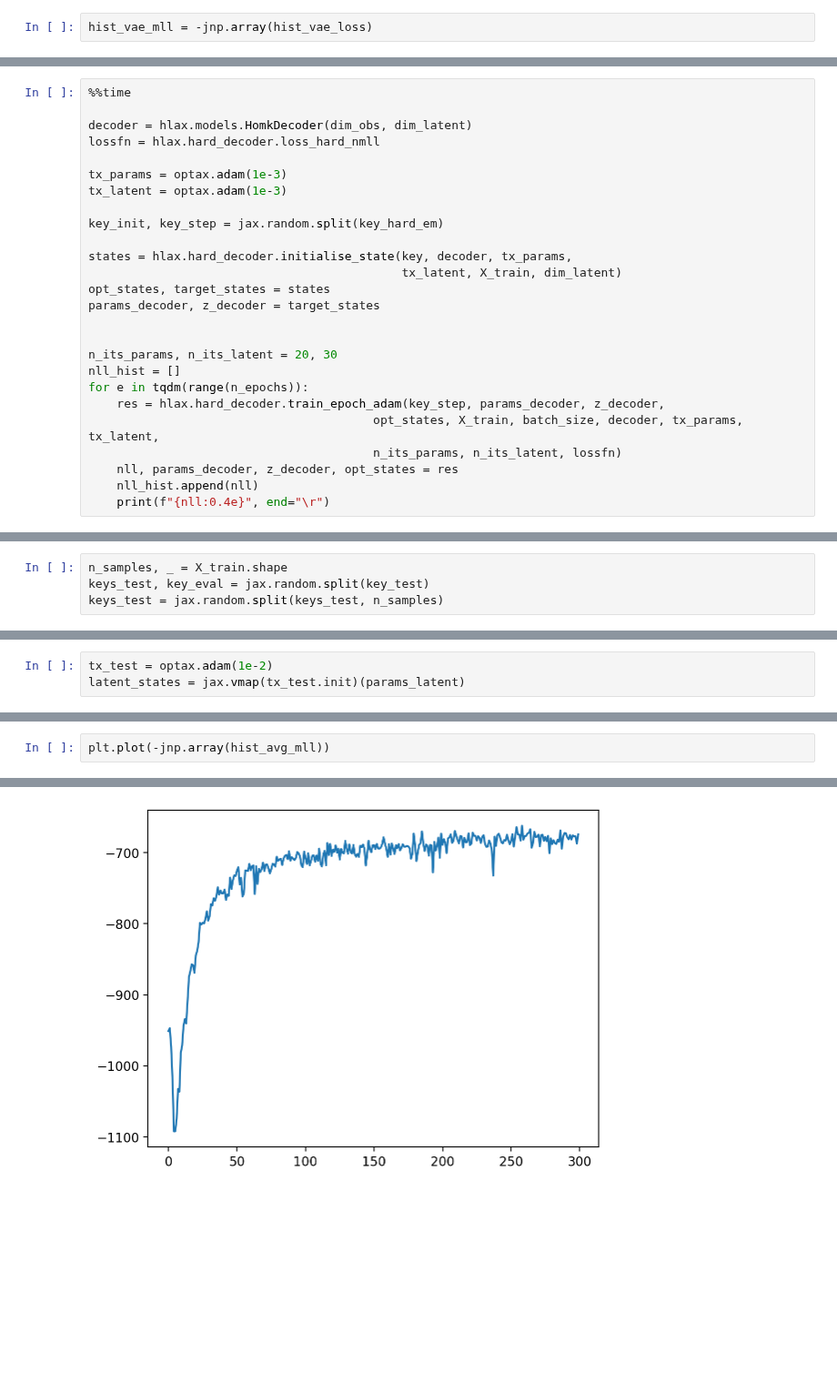
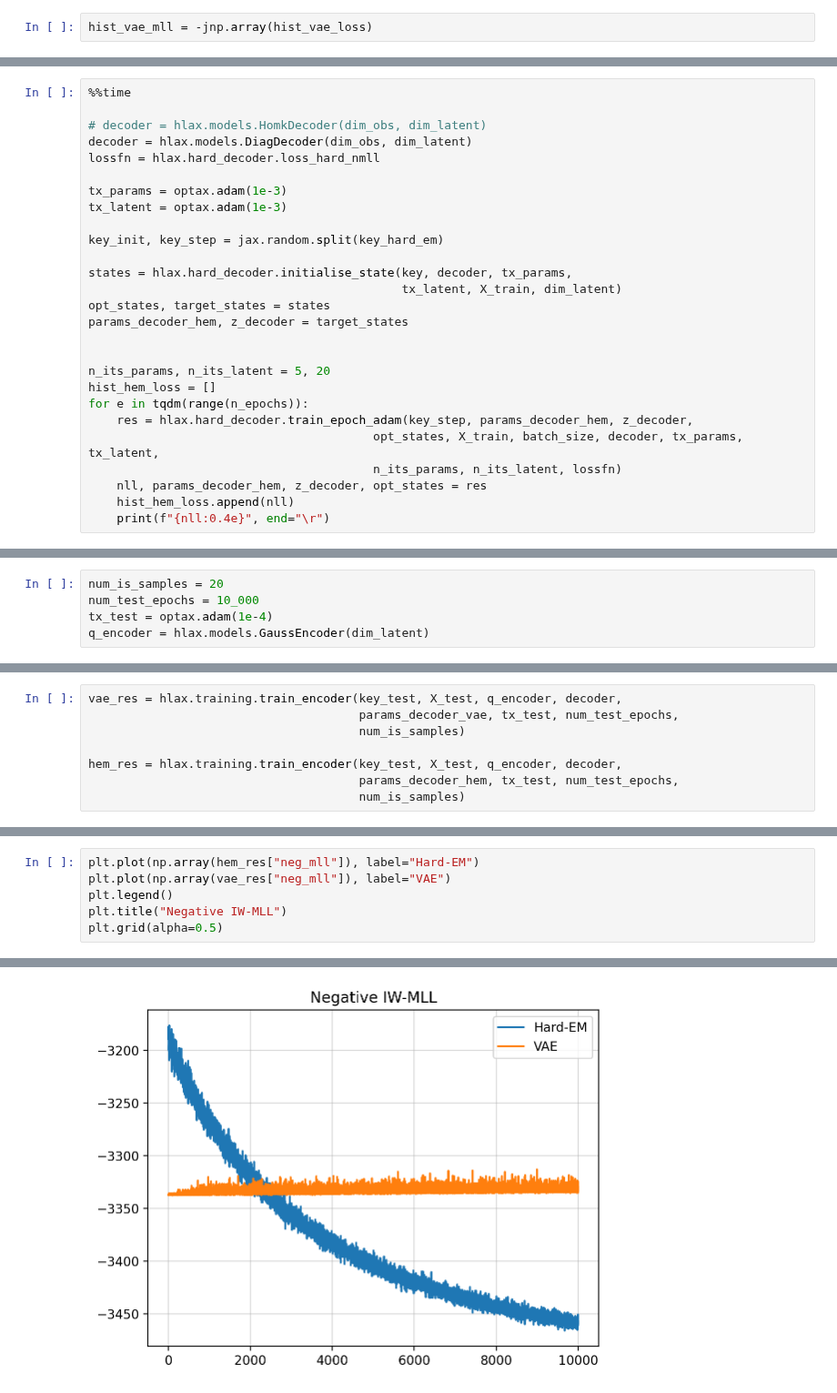
Before and after one commit to gerdm/hard-em-lvm, a Jupyter notebook: notebooks/12-hard-em-ipl-vae.ipynb, the cells around one changed output, grey strips where cells are left out. Shown at 91% size. Saved outputs shown, nothing was run; the diff lists cells and outputs as text; blank space fills up the shorter version.

Commit message:
reafactor: training.py / 12nb

```diff
--- a/notebooks/12-hard-em-ipl-vae.ipynb
+++ b/notebooks/12-hard-em-ipl-vae.ipynb
@@ -135,7 +109,8 @@ hist_vae_mll = -jnp.array(hist_vae_loss)
 # %%
 %%time
 
-decoder = hlax.models.HomkDecoder(dim_obs, dim_latent)
+# decoder = hlax.models.HomkDecoder(dim_obs, dim_latent)
+decoder = hlax.models.DiagDecoder(dim_obs, dim_latent)
 lossfn = hlax.hard_decoder.loss_hard_nmll
 
 tx_params = optax.adam(1e-3)
@@ -146,16 +121,16 @@ key_init, key_step = jax.random.split(key_hard_em)
 states = hlax.hard_decoder.initialise_state(key, decoder, tx_params,
                                             tx_latent, X_train, dim_latent)
 opt_states, target_states = states
-params_decoder, z_decoder = target_states
+params_decoder_hem, z_decoder = target_states
 
 
-n_its_params, n_its_latent = 20, 30
-nll_hist = []
+n_its_params, n_its_latent = 5, 20
+hist_hem_loss = []
 for e in tqdm(range(n_epochs)):
-    res = hlax.hard_decoder.train_epoch_adam(key_step, params_decoder, z_decoder,
+    res = hlax.hard_decoder.train_epoch_adam(key_step, params_decoder_hem, z_decoder,
                                         opt_states, X_train, batch_size, decoder, tx_params, tx_latent,
                                         n_its_params, n_its_latent, lossfn)
-    nll, params_decoder, z_decoder, opt_states = res
-    nll_hist.append(nll)
+    nll, params_decoder_hem, z_decoder, opt_states = res
+    hist_hem_loss.append(nll)
     print(f"{nll:0.4e}", end="\r")
 # %% [output]
@@ -178,4 +154,5 @@ from flax.core import freeze, unfreeze
 # %%
-n_samples, _ = X_train.shape
-keys_test, key_eval = jax.random.split(key_test)
-keys_test = jax.random.split(keys_test, n_samples)
+num_is_samples = 20
+num_test_epochs = 10_000
+tx_test = optax.adam(1e-4)
+q_encoder = hlax.models.GaussEncoder(dim_latent)
@@ -283,3 +158,0 @@ FrozenDict({
-# %%
-tx_test = optax.adam(1e-2)
-latent_states = jax.vmap(tx_test.init)(params_latent)
@@ -300,0 +159,8 @@ for i in tqdm(range(300)):
+# %%
+vae_res = hlax.training.train_encoder(key_test, X_test, q_encoder, decoder,
+                                      params_decoder_vae, tx_test, num_test_epochs,
+                                      num_is_samples)
+
+hem_res = hlax.training.train_encoder(key_test, X_test, q_encoder, decoder,
+                                      params_decoder_hem, tx_test, num_test_epochs,
+                                      num_is_samples)
@@ -301,3 +191,7 @@ for i in tqdm(range(300)):
 # %%
-plt.plot(-jnp.array(hist_avg_mll))
+plt.plot(np.array(hem_res["neg_mll"]), label="Hard-EM")
+plt.plot(np.array(vae_res["neg_mll"]), label="VAE")
+plt.legend()
+plt.title("Negative IW-MLL")
+plt.grid(alpha=0.5)
 # %% [output]
@@ -305 +198 @@ plt.plot(-jnp.array(hist_avg_mll))
-[figure, old version]
+[figure, new version]
```
Also changed, not shown: parts of 40 cells of this notebook, 1 other file.
